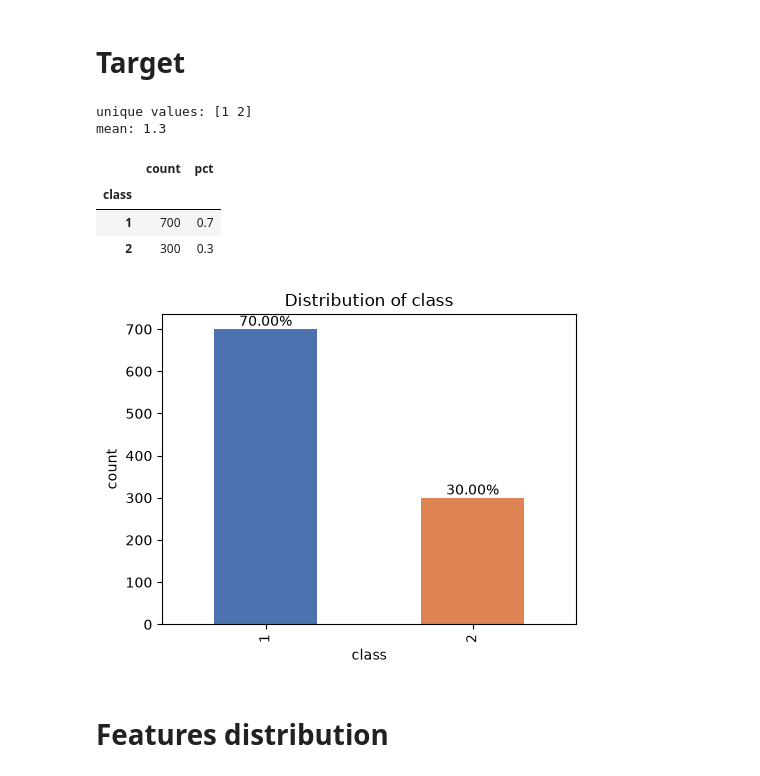
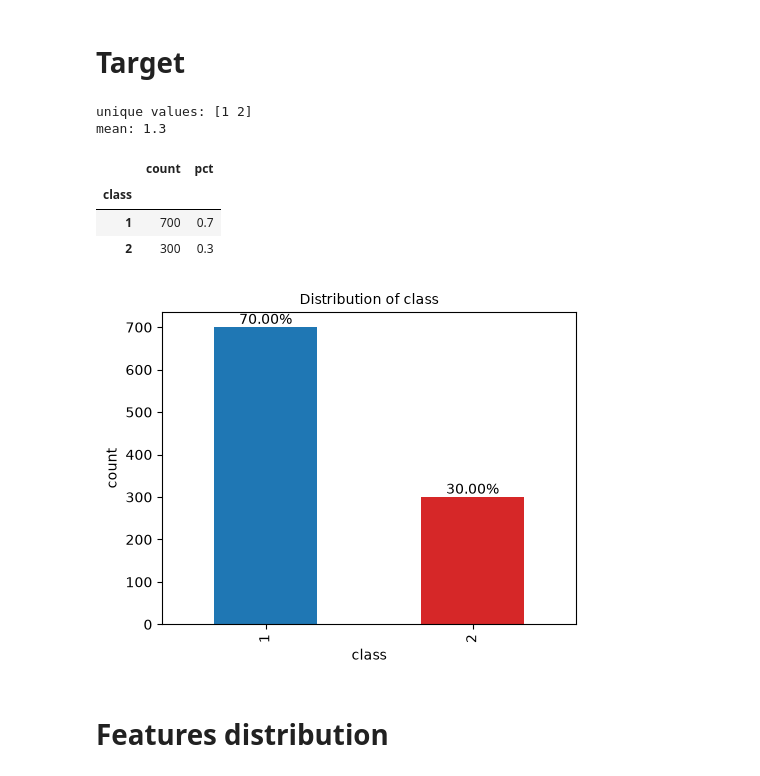
Before and after one commit to cafernandezp/ds-harness-template, a Jupyter notebook: playground/scripts/eda/eda_binary_target.ipynb, the cells around one changed output. Cells and saved outputs as stored; diff of their text form; code cells hidden in the pictures.

```diff
--- a/playground/scripts/eda/eda_binary_target.ipynb
+++ b/playground/scripts/eda/eda_binary_target.ipynb
@@ -13,7 +13,8 @@ import visualization
 # %% [markdown]
 # Env
 # %%
-target_col="class"
+target_col = "class"
+FONTSIZE = 10
 # %% [markdown]
 # Load data
 # %%
@@ -98,30 +99,37 @@ y = df[target_col]
 # %%
 print("unique values:", y.unique())
 print("mean:", y.mean())
 
 counts = y.value_counts()
 pct = y.value_counts(normalize=True).round(4)
 dist = pd.concat([counts, pct], axis=1)
 dist.columns = ['count', 'pct']
 display(dist)
 
+# Generic majority/minority split — works regardless of how the binary target
+# is encoded (0/1, 1/2, string labels, ...). Reused by later sections.
+majority_class = counts.idxmax()
+minority_class = counts.idxmin()
+class_palette = {majority_class: "tab:blue", minority_class: "tab:red"}
+target_avg = y.mean()
+
 fig, ax = plt.subplots(figsize=(5, 4))
-dist['count'].plot(kind='bar', ax=ax, color=['#4C72B0', '#DD8452'])
+dist['count'].plot(kind='bar', ax=ax, color=[class_palette[c] for c in dist.index])
 for i, (c, p) in enumerate(zip(dist['count'], dist['pct'])):
     ax.text(i, c, f"{p*100:.2f}%", ha='center', va='bottom')
-ax.set_title(f"Distribution of {target_col}")
+ax.set_title(f"Distribution of {target_col}", fontsize=FONTSIZE)
 
 ax.set_ylabel("count")
 plt.tight_layout()
 plt.show()
 # %% [output]
 unique values: [1 2]
 mean: 1.3
 |  | count | pct |
 | class |  |  |
 | 1 | 700 | 0.7 |
 | 2 | 300 | 0.3 |
-[figure, old version]
+[figure, new version]
 # %% [markdown]
 # Features distribution
 # %%
```
Also changed, not shown: parts of 4 cells of this notebook.
